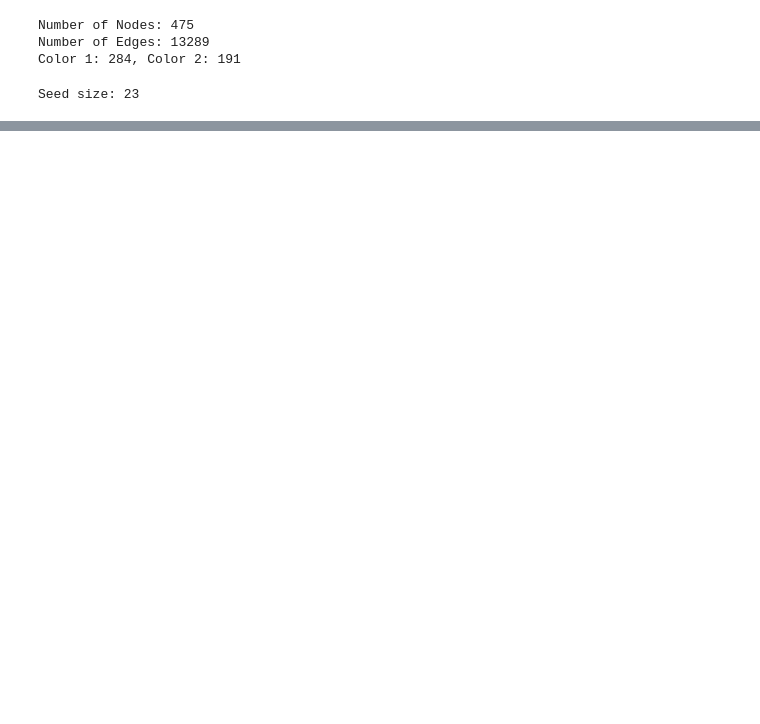
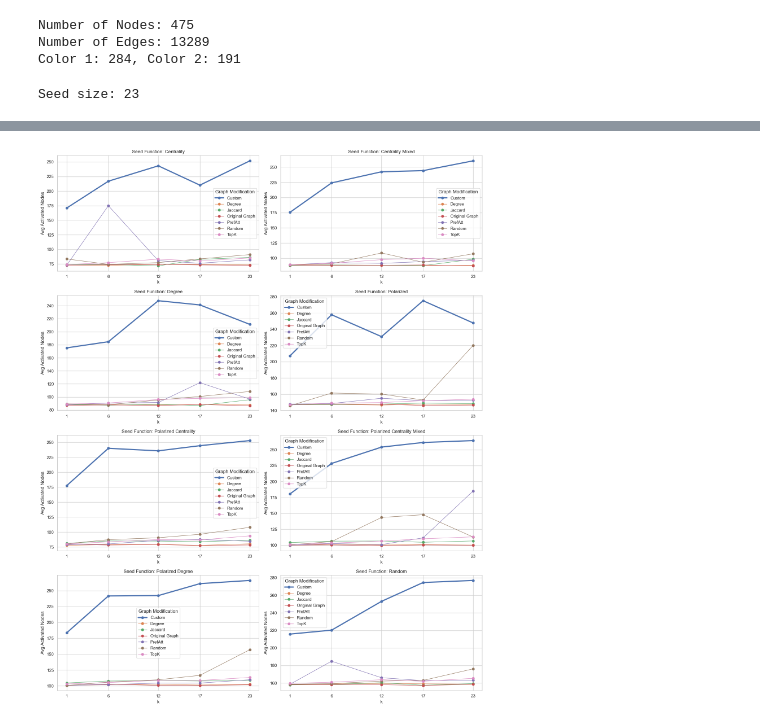
Before and after one commit to jonasq99/Designing_Link_Recommendation_Methods_to_Reduce_Polarization, a Jupyter notebook: link_addidtion_graphic.ipynb, the cells around one changed output, grey strips where cells are left out. Saved outputs shown, nothing was run; the diff lists cells and outputs as text; code cells hidden in the pictures; blank space fills up the shorter version.

```diff
--- a/link_addidtion_graphic.ipynb
+++ b/link_addidtion_graphic.ipynb
@@ -119,4 +116,98 @@ Running evaluation for seed function: Centrality
 ... (88 outputs left out)
+# %%
+# Dictionary to store k values and corresponding dataframes
+k_dict = {}
+
+# Iterate over all the files in the directory
+for filename in os.listdir(directory):
+    if filename.endswith(".csv"):  # assuming the files are in CSV format
+        # Extract the k value from the filename (assuming k is before "_budget")
+        try:
+            k_value = filename.split("_k_")[0].split("_")[-1]
+            k_value = int(k_value)
+        except (IndexError, ValueError):
+            print(f"Filename {filename} does not match the expected pattern.")
+            continue
+
+        # Read the CSV file into a DataFrame
+        file_path = os.path.join(directory, filename)
+        df = pd.read_csv(file_path)
+
+        df = df[df["Graph Modification"] != "KKT"]
+
+        # Store the DataFrame in the dictionary with k as the key
+        k_dict[k_value] = df[["Seed Function", "Graph Modification", "Avg Activated Nodes"]]
+
+# Assuming 'k_dict' is the dictionary with k values as keys and dataframes as values
+dfs = []
+
+# Iterate over the dictionary and add 'k' as a new column in each dataframe
+for k, df in k_dict.items():
+    df['k'] = k  # Add 'k' column to each dataframe
+    dfs.append(df)  # Append the dataframe to the list
+
+# Concatenate all the dataframes into one combined dataframe
+if dfs:
+    combined_df = pd.concat(dfs, ignore_index=True)
+else:
+    raise ValueError("No dataframes available to concatenate.")
+
+# Now combined_df contains all the data from the different k values
+
+# Ensure that seaborn style is applied for better visuals (optional)
+sns.set(style="whitegrid")
+
+# Get the unique seed functions
+seed_functions = combined_df['Seed Function'].unique()
+
+# Set up the number of rows and columns for the grid (e.g., 2 columns, adjust based on number of seed functions)
+num_seed_functions = len(seed_functions)
+cols = 2
+rows = math.ceil(num_seed_functions / cols)
+
+# Create subplots with a grid layout
+fig, axes = plt.subplots(rows, cols, figsize=(16, rows * 5))  # Adjust the size as needed
+
+# Flatten axes array for easier indexing (in case of a 2D array)
+axes = axes.flatten()
+
+# Iterate over each seed function and create a plot in the grid
+for i, seed_function in enumerate(seed_functions):
+    # Filter the dataframe for the current seed function
+    seed_df = combined_df[combined_df['Seed Function'] == seed_function]
+
+    # Create a pivot table to have 'k' on the x-axis and 'Avg Activated Nodes' on the y-axis
+    pivot_table = seed_df.pivot_table(index='k', columns='Graph Modification', values='Avg Activated Nodes')
+
+    # Reindex the pivot table to ensure all k values from k_values are used (fill missing values with NaN)
+    pivot_table = pivot_table.reindex(k_values)
+
+    # Plot each line separately so we can adjust the linewidth for Custom and Custom V2
+    ax = axes[i]
+    for graph_modification in pivot_table.columns:
+        if graph_modification in ["Custom", "Custom V2", "Custom V3"]:
+            pivot_table[graph_modification].plot(ax=ax, marker='o', linewidth=3, label=graph_modification)  # Thicker line
+        else:
+            pivot_table[graph_modification].plot(ax=ax, marker='o', linewidth=1, label=graph_modification)  # Default line width
+
+    # Add title, labels, and legend
+    ax.set_title(f"Seed Function: {seed_function}")
+    ax.set_xlabel("k")
+    ax.set_ylabel("Avg Activated Nodes")
+    ax.set_xticks(k_values)
+    ax.legend(title="Graph Modification")
+
+# Hide any unused axes (if there are any)
+for j in range(i + 1, len(axes)):
+    fig.delaxes(axes[j])  # Removes the axis completely, leaving white space
+
+# Adjust layout to prevent overlap
+plt.tight_layout()
+
+# Show the grid of plots
+plt.show()
+# %% [output]
+[figure, added]
 # %%
 # Dictionary to store k values and corresponding dataframes
 k_dict = {}
```
Also changed, not shown: parts of 6 cells of this notebook, 3 other files.
